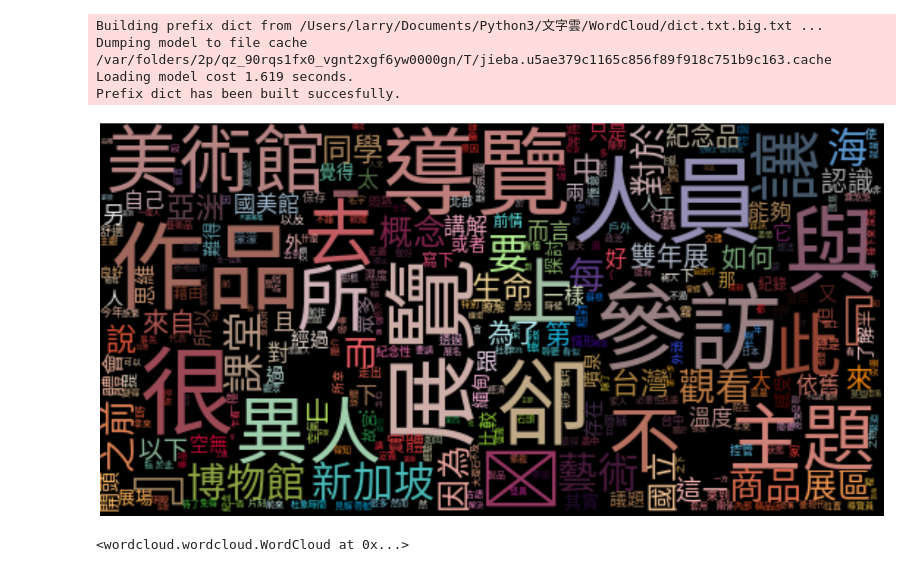
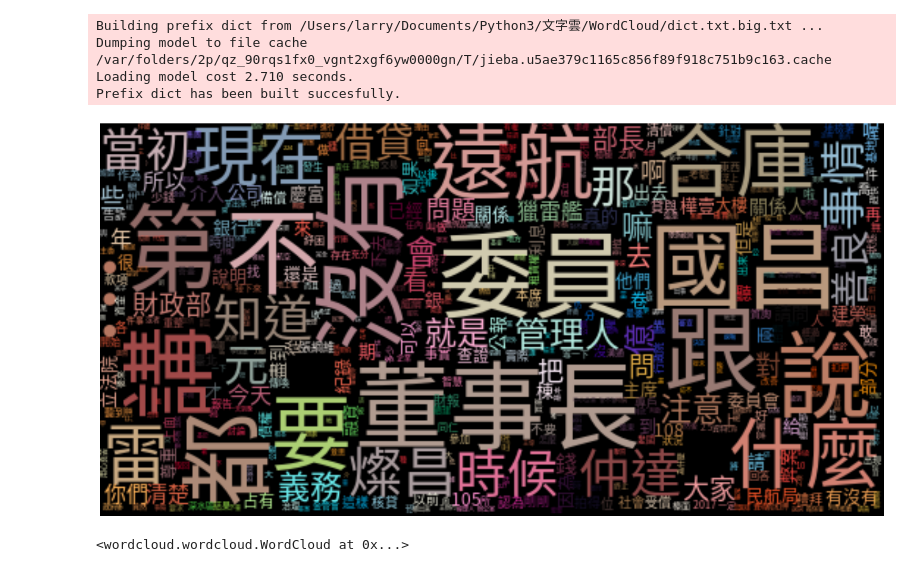
Before and after one commit to wastu01/WordCloud, a Jupyter notebook: index.ipynb, the cells around one changed output. Cells and saved outputs as stored; diff of their text form; code cells hidden in the pictures.

```diff
--- a/index.ipynb
+++ b/index.ipynb
@@ -15,7 +15,7 @@ from scipy.ndimage import gaussian_gradient_magnitude
 
 
 
-text = open ('txt/ARTicle.txt',"r",encoding="utf-8").read()
+text = open ('txt/GOVtalk.txt',"r",encoding="utf-8").read()
 
 jieba.set_dictionary('dict.txt.big.txt')
 with open('stopword.txt','r',encoding="utf-8") as f:
@@ -70,33 +70,33 @@ wordcloud = WordCloud(
                       margin=1,
                       relative_scaling=0)
 
 
 
 
 
 wordcloud.generate_from_frequencies(frequencies = dicition )
 
 
 image_colors = ImageColorGenerator(mask_color)
 wordcloud.recolor(color_func=image_colors)
 
 
 
 
 
 plt.figure(figsize=(25,25),facecolor='w')
 plt.imshow(wordcloud, interpolation="bilinear")
 plt.axis("off")
 plt.show()
 
 # print(text)
 
 # plt.savefig("Wordcloud.png")
 wordcloud.to_file("img/01.png")
 # %% [output]
 Building prefix dict from /Users/larry/Documents/Python3/文字雲/WordCloud/dict.txt.big.txt ...
 Dumping model to file cache /var/folders/2p/qz_90rqs1fx0_vgnt2xgf6yw0000gn/T/jieba.u5ae379c1165c856f89f918c751b9c163.cache
-Loading model cost 1.619 seconds.
+Loading model cost 2.710 seconds.
 Prefix dict has been built succesfully.
-[figure, old version]
+[figure, new version]
 <wordcloud.wordcloud.WordCloud at 0x...>
```
Also changed, not shown: 1 other file.
